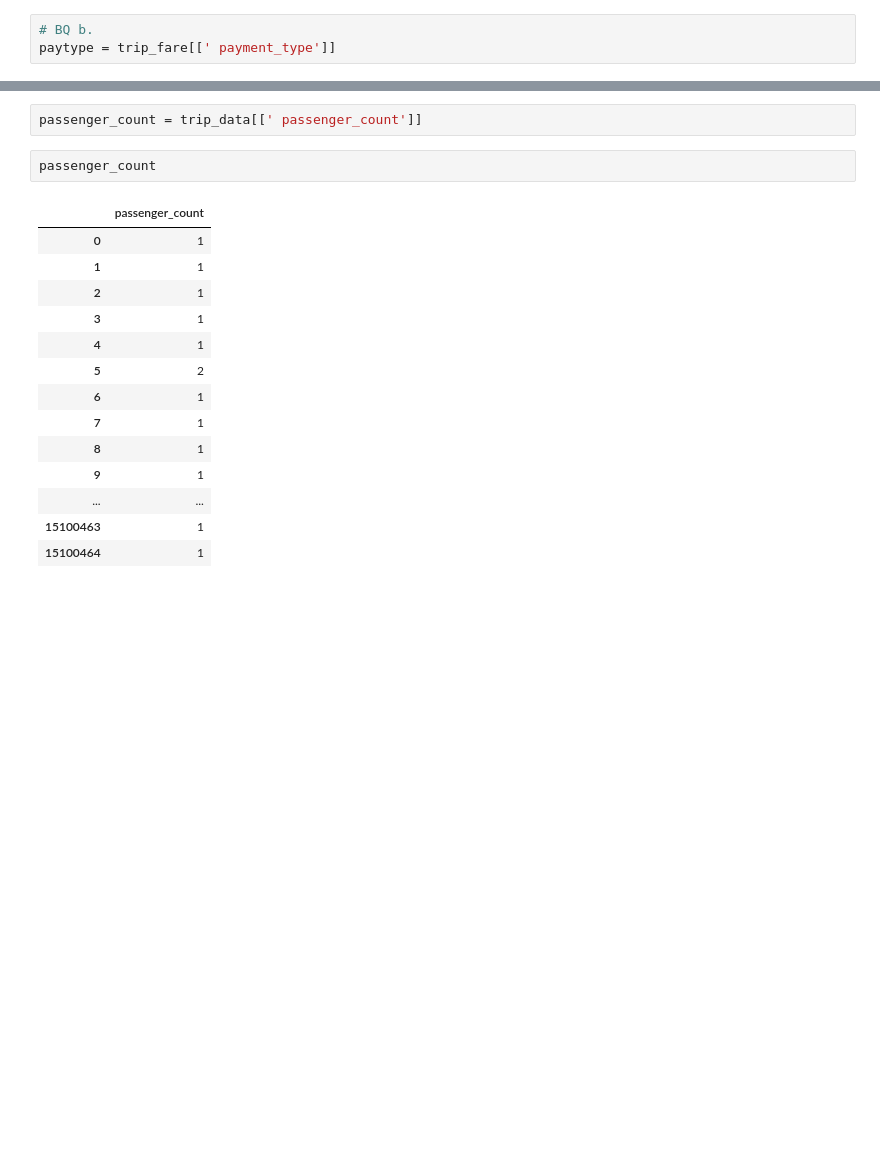
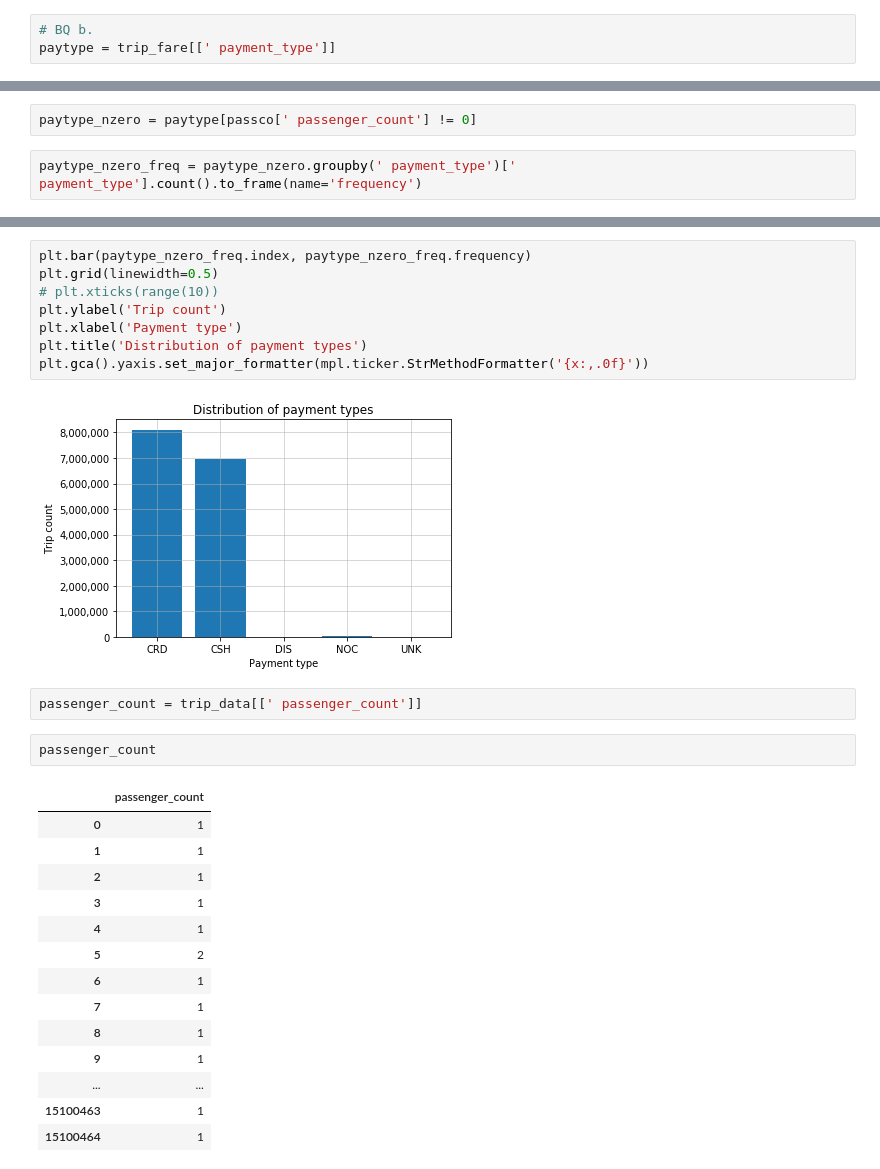
Before and after one commit to ERDuran/taxi, a Jupyter notebook: p01_inspect_data.ipynb, the cells around one changed output, grey strips where cells are left out. Saved outputs shown, nothing was run; the diff lists cells and outputs as text; blank space fills up the shorter version.

```diff
--- a/p01_inspect_data.ipynb
+++ b/p01_inspect_data.ipynb
@@ -167,0 +143,4 @@ KeyError: 'a'
+# %%
+paytype_nzero = paytype[passco[' passenger_count'] != 0]
+# %%
+paytype_nzero_freq = paytype_nzero.groupby(' payment_type')[' payment_type'].count().to_frame(name='frequency')
@@ -168,3 +157,13 @@ KeyError: 'a'
+# %%
+plt.bar(paytype_nzero_freq.index, paytype_nzero_freq.frequency)
+plt.grid(linewidth=0.5)
+# plt.xticks(range(10))
+plt.ylabel('Trip count')
+plt.xlabel('Payment type')
+plt.title('Distribution of payment types')
+plt.gca().yaxis.set_major_formatter(mpl.ticker.StrMethodFormatter('{x:,.0f}'))
+# %% [output]
+[figure, added]
 # %%
 passenger_count = trip_data[[' passenger_count']]
 # %%
```
Also changed, not shown: parts of 4 cells of this notebook.
